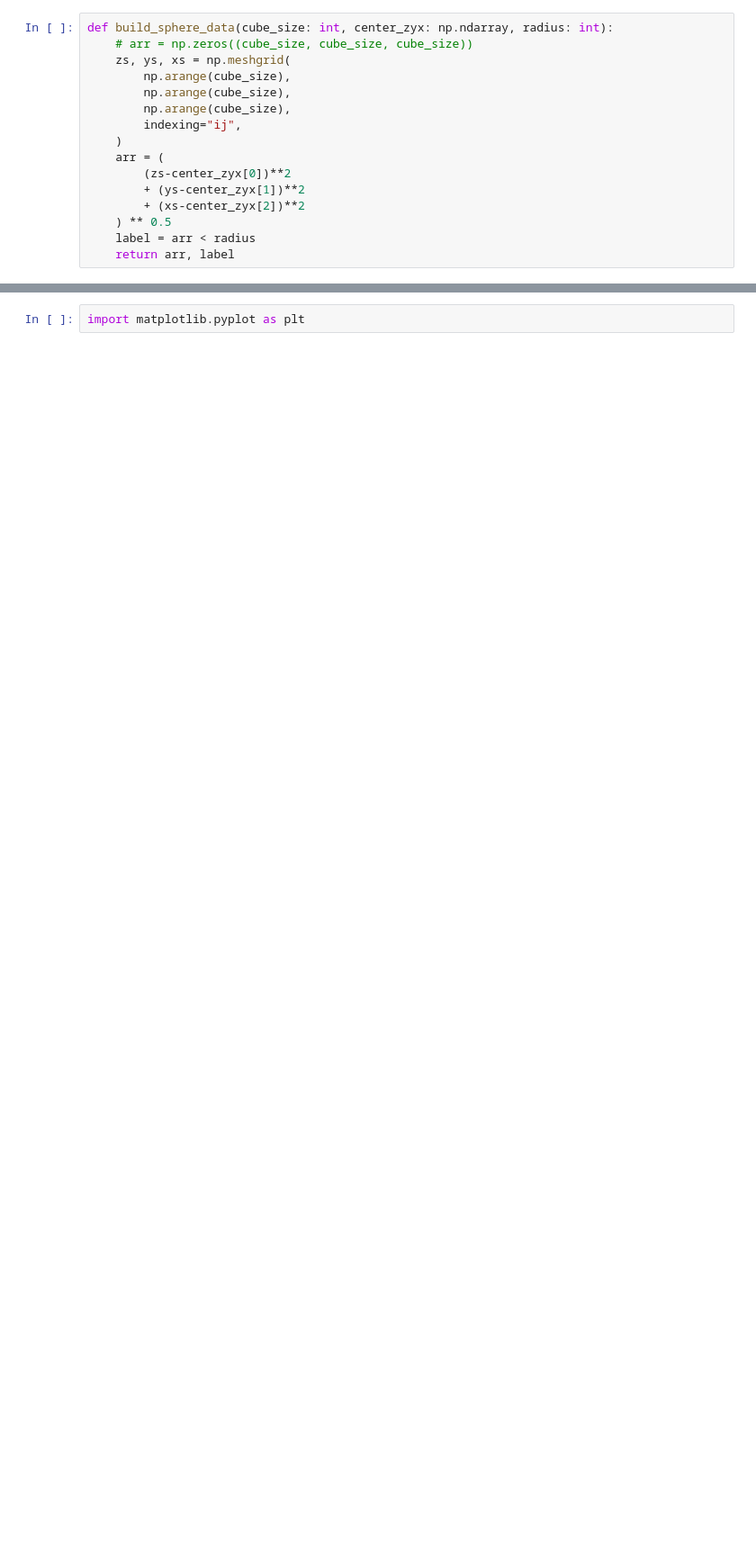
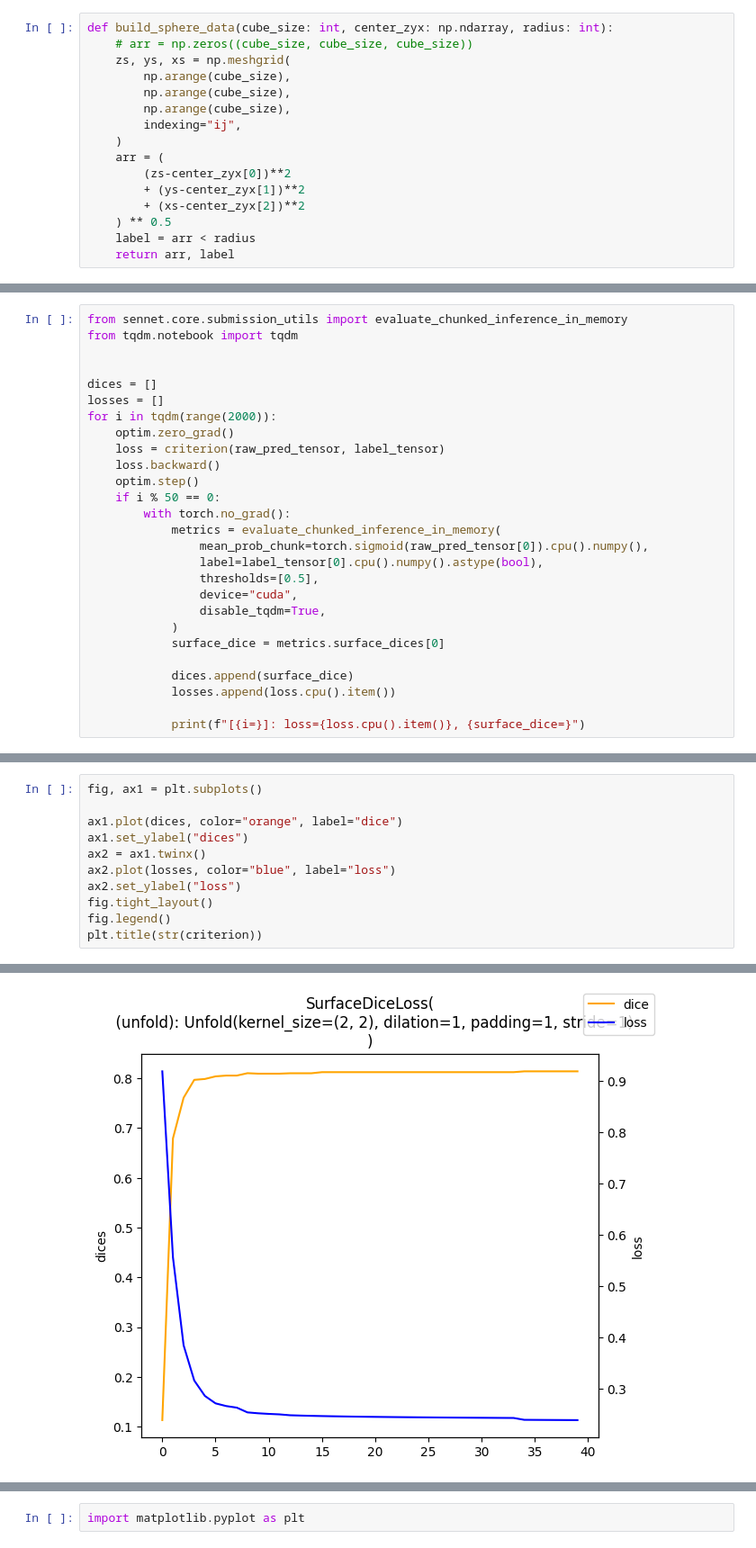
Before and after one commit to viktorcikojevic/kaggle_sennet, a Jupyter notebook: notebooks/exp_surface_loss_sanity_check.ipynb, the cells around one changed output, grey strips where cells are left out. Shown at 90% size. Drawn from its saved outputs; the diff is of its cells as text; blank space fills up the shorter version.

```diff
--- a/notebooks/exp_surface_loss_sanity_check.ipynb
+++ b/notebooks/exp_surface_loss_sanity_check.ipynb
@@ -126,0 +68,27 @@ def build_sphere_data(cube_size: int, center_zyx: np.ndarray, radius: int):
+# %%
+from sennet.core.submission_utils import evaluate_chunked_inference_in_memory
+from tqdm.notebook import tqdm
+
+
+dices = []
+losses = []
+for i in tqdm(range(2000)):
+    optim.zero_grad()
+    loss = criterion(raw_pred_tensor, label_tensor)
+    loss.backward()
+    optim.step()
+    if i % 50 == 0:
+        with torch.no_grad():
+            metrics = evaluate_chunked_inference_in_memory(
+                mean_prob_chunk=torch.sigmoid(raw_pred_tensor[0]).cpu().numpy(),
+                label=label_tensor[0].cpu().numpy().astype(bool),
+                thresholds=[0.5],
+                device="cuda",
+                disable_tqdm=True,
+            )
+            surface_dice = metrics.surface_dices[0]
+
+            dices.append(surface_dice)
+            losses.append(loss.cpu().item())
+
+            print(f"[{i=}]: loss={loss.cpu().item()}, {surface_dice=}")
@@ -126,0 +113,12 @@ def build_sphere_data(cube_size: int, center_zyx: np.ndarray, radius: int):
+# %%
+fig, ax1 = plt.subplots()
+
+ax1.plot(dices, color="orange", label="dice")
+ax1.set_ylabel("dices")
+ax2 = ax1.twinx()
+ax2.plot(losses, color="blue", label="loss")
+ax2.set_ylabel("loss")
+fig.tight_layout()
+fig.legend()
+plt.title(str(criterion))
+# %% [output]
@@ -126,0 +126 @@ def build_sphere_data(cube_size: int, center_zyx: np.ndarray, radius: int):
+[figure, added]
```
Also changed, not shown: parts of 20 cells of this notebook, 1 other file.
